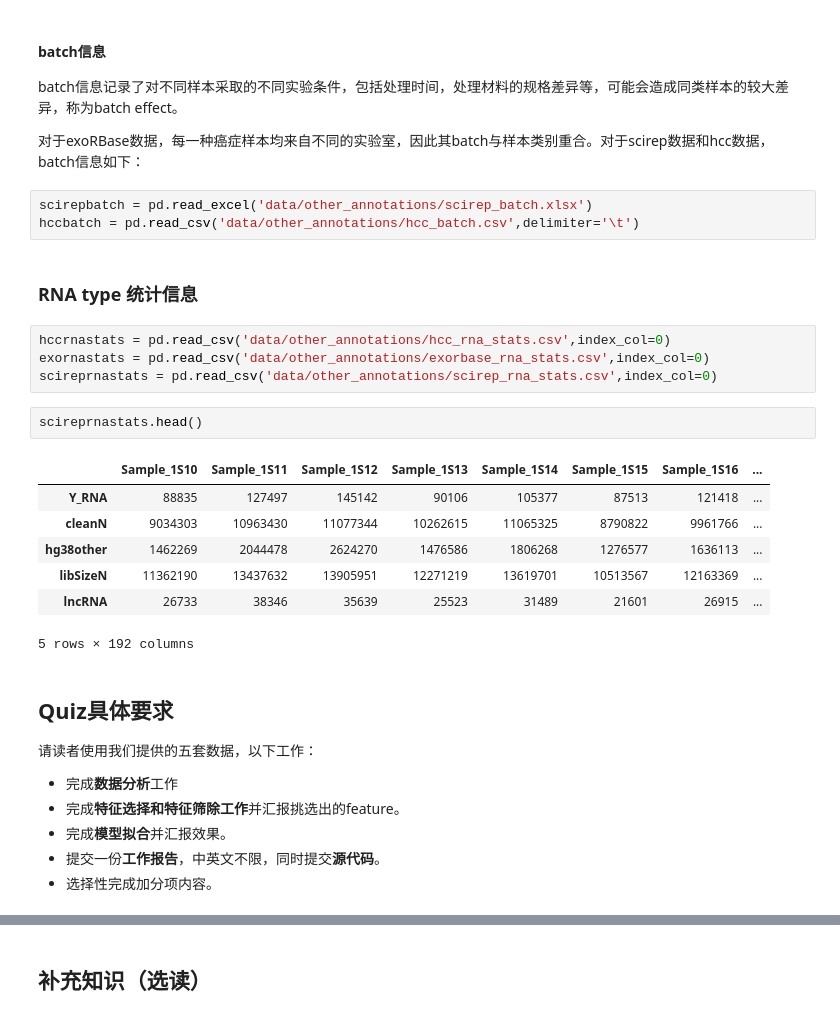
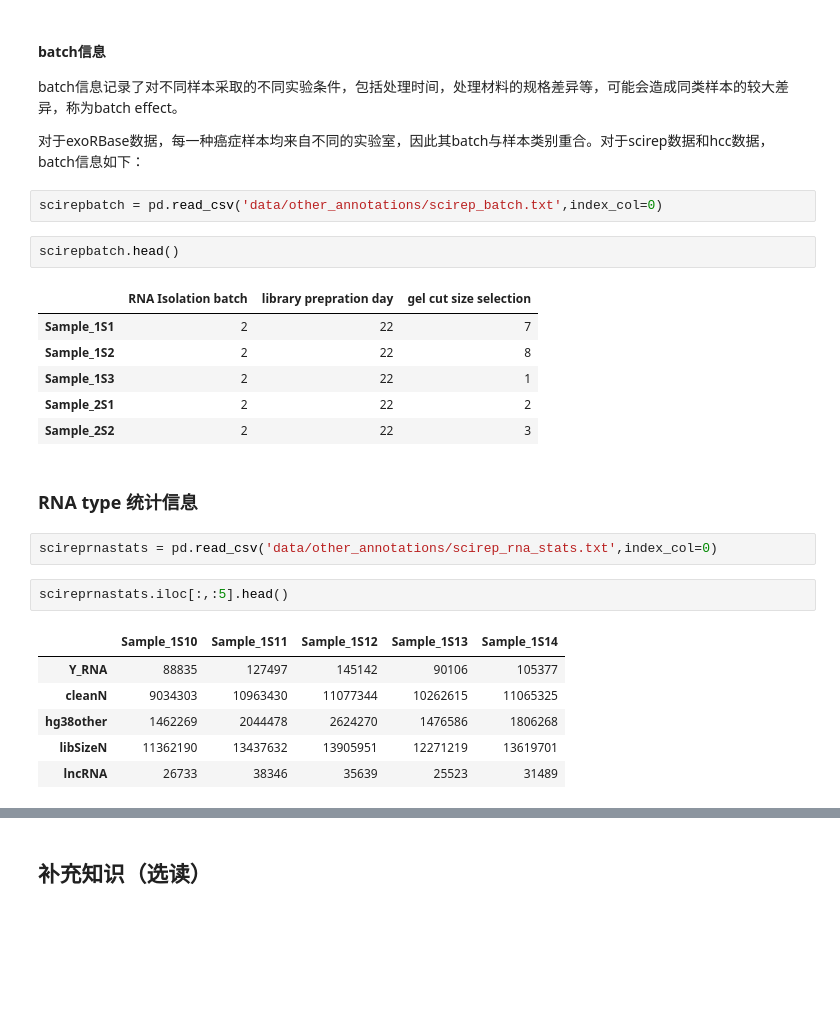
Before and after one commit to xyfzkd/teaching_book, a Jupyter notebook: quiz/quiz_exrna/quiz_exRNA_tutorial.ipynb, the cells around one changed output, grey strips where cells are left out. Drawn from its saved outputs; the diff is of its cells as text; blank space fills up the shorter version.

```diff
--- a/quiz/quiz_exrna/quiz_exRNA_tutorial.ipynb
+++ b/quiz/quiz_exrna/quiz_exRNA_tutorial.ipynb
@@ -134,30 +94,27 @@ geneannotation.head()
 batch信息记录了对不同样本采取的不同实验条件，包括处理时间，处理材料的规格差异等，可能会造成同类样本的较大差异，称为batch effect。
 
 对于exoRBase数据，每一种癌症样本均来自不同的实验室，因此其batch与样本类别重合。对于scirep数据和hcc数据，batch信息如下：
-# %%
-scirepbatch = pd.read_excel('data/other_annotations/scirep_batch.xlsx')
-hccbatch = pd.read_csv('data/other_annotations/hcc_batch.csv',delimiter='\t')
+# %%
+scirepbatch = pd.read_csv('data/other_annotations/scirep_batch.txt',index_col=0)
+# %%
+scirepbatch.head()
+# %% [output]
+|  | RNA Isolation batch | library prepration day | gel cut size selection |
+| Sample_1S1 | 2 | 22 | 7 |
+| Sample_1S2 | 2 | 22 | 8 |
+| Sample_1S3 | 2 | 22 | 1 |
+| Sample_2S1 | 2 | 22 | 2 |
+| Sample_2S2 | 2 | 22 | 3 |
 # %% [markdown]
 ### RNA type 统计信息
-# %%
-hccrnastats = pd.read_csv('data/other_annotations/hcc_rna_stats.csv',index_col=0)
-exornastats = pd.read_csv('data/other_annotations/exorbase_rna_stats.csv',index_col=0)
-scireprnastats = pd.read_csv('data/other_annotations/scirep_rna_stats.csv',index_col=0)
+# %%
+scireprnastats = pd.read_csv('data/other_annotations/scirep_rna_stats.txt',index_col=0)
 # %%
-scireprnastats.head()
+scireprnastats.iloc[:,:5].head()
 # %% [output]
-|  | Sample_1S10 | Sample_1S11 | Sample_1S12 | Sample_1S13 | Sample_1S14 | Sample_1S15 | Sample_1S16 | ... |
-| Y_RNA | 88835 | 127497 | 145142 | 90106 | 105377 | 87513 | 121418 | ... |
-| cleanN | 9034303 | 10963430 | 11077344 | 10262615 | 11065325 | 8790822 | 9961766 | ... |
-| hg38other | 1462269 | 2044478 | 2624270 | 1476586 | 1806268 | 1276577 | 1636113 | ... |
-| libSizeN | 11362190 | 13437632 | 13905951 | 12271219 | 13619701 | 10513567 | 12163369 | ... |
-| lncRNA | 26733 | 38346 | 35639 | 25523 | 31489 | 21601 | 26915 | ... |
+|  | Sample_1S10 | Sample_1S11 | Sample_1S12 | Sample_1S13 | Sample_1S14 |
+| Y_RNA | 88835 | 127497 | 145142 | 90106 | 105377 |
+| cleanN | 9034303 | 10963430 | 11077344 | 10262615 | 11065325 |
+| hg38other | 1462269 | 2044478 | 2624270 | 1476586 | 1806268 |
+| libSizeN | 11362190 | 13437632 | 13905951 | 12271219 | 13619701 |
+| lncRNA | 26733 | 38346 | 35639 | 25523 | 31489 |
-5 rows × 192 columns
-# %% [markdown]
-## Quiz具体要求
-请读者使用我们提供的五套数据，以下工作：
-- 完成**数据分析**工作
-- 完成**特征选择和特征筛除工作**并汇报挑选出的feature。
-- 完成**模型拟合**并汇报效果。
-- 提交一份**工作报告**，中英文不限，同时提交**源代码**。
-- 选择性完成加分项内容。
```
Also changed, not shown: parts of 82 cells of this notebook.
